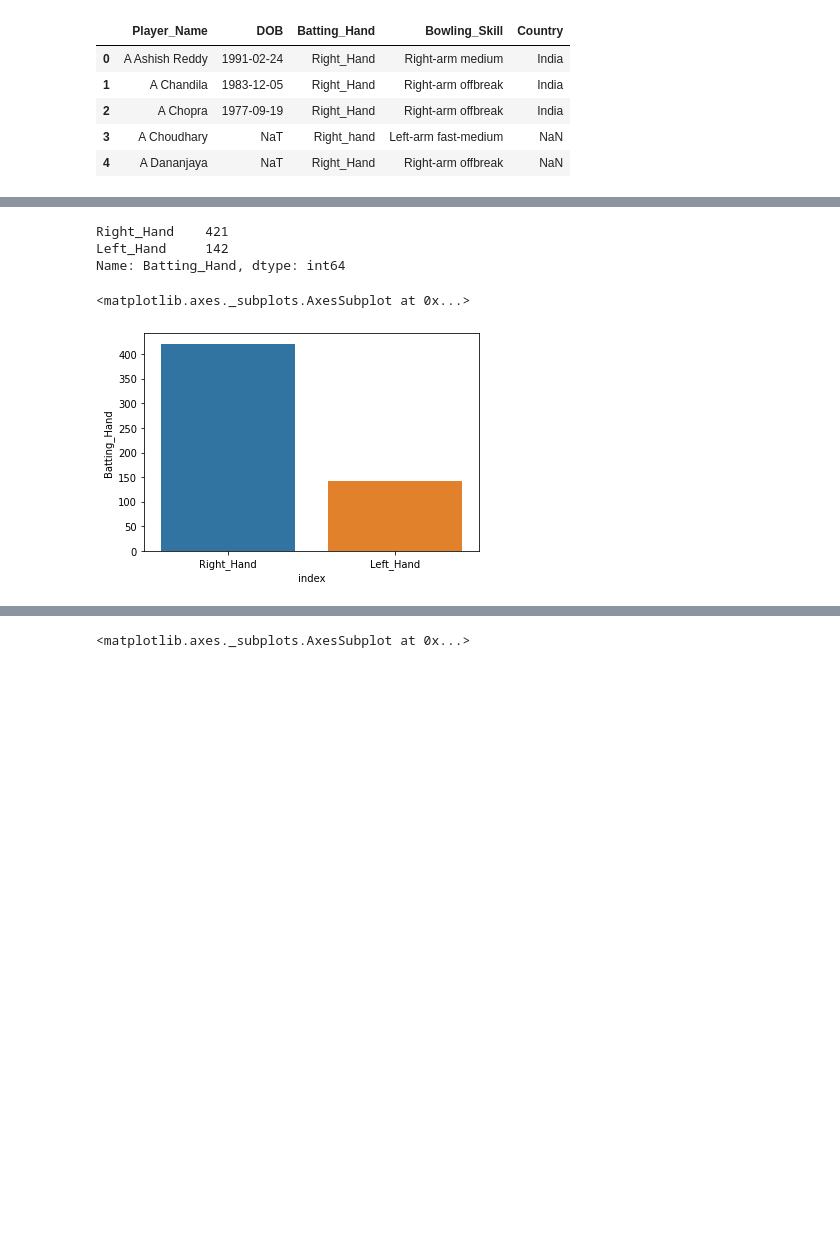
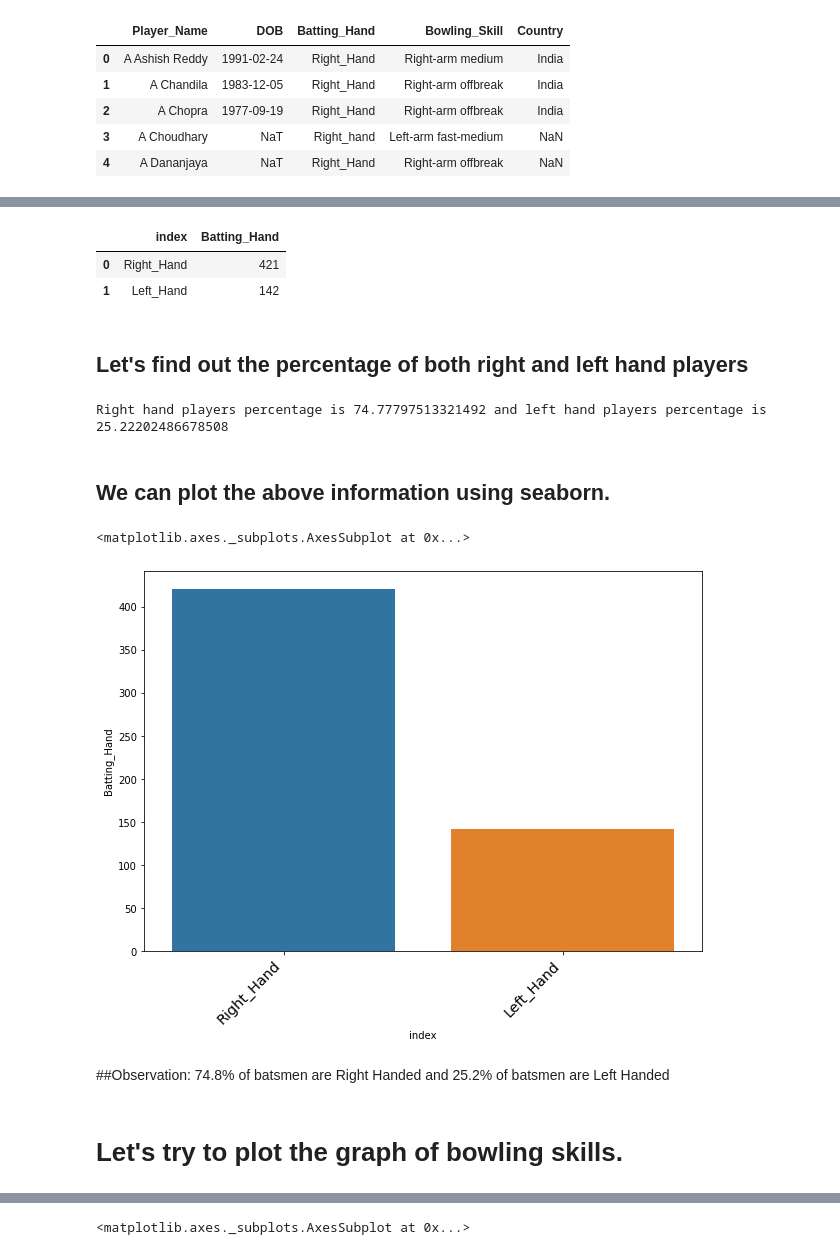
Before and after one commit to prateekk21/ipl-t20-cricket-analysis, a Jupyter notebook: Prateek_Arora_IPL_T20_Cricket_Analysis.ipynb, the cells around one changed output, grey strips where cells are left out. Cells and saved outputs as stored; diff of their text form; code cells hidden in the pictures; blank space fills up the shorter version.

```diff
--- a/Prateek_Arora_IPL_T20_Cricket_Analysis.ipynb
+++ b/Prateek_Arora_IPL_T20_Cricket_Analysis.ipynb
@@ -29,8 +114,10 @@ players_df.head()
 # %%
 players_df['Batting_Hand'].replace('Right_hand', 'Right_Hand', inplace=True)
 # %%
-players_df['Batting_Hand'].value_counts()
+players_df['Batting_Hand'].value_counts().reset_index()
 # %% [output]
-Right_Hand    421
-Left_Hand     142
-Name: Batting_Hand, dtype: int64
+|  | index | Batting_Hand |
+| 0 | Right_Hand | 421 |
+| 1 | Left_Hand | 142 |
+# %% [markdown]
+## Let's find out the percentage of both right and left hand players
@@ -37,6 +127,23 @@ Name: Batting_Hand, dtype: int64
+# %%
+print(f'Right hand players percentage is {Right_Hand_percentage} and left hand players percentage is {Left_Hand_percentage}')
+# %% [output]
+Right hand players percentage is 74.77797513321492 and left hand players percentage is 25.22202486678508
+# %% [markdown]
+## We can plot the above information using seaborn.
 # %%
+plt.figure(figsize=(10,7))
+plt.xticks(
+    rotation=45,
+    horizontalalignment='right',
+    fontweight='light',
+    fontsize='x-large'
+)
 sns.barplot('index', 'Batting_Hand', data=players_df['Batting_Hand'].value_counts().reset_index())
 # %% [output]
 <matplotlib.axes._subplots.AxesSubplot at 0x...>
-[figure, old version]
+[figure, new version]
+# %% [markdown]
+##Observation: 74.8% of batsmen are Right Handed and 25.2% of batsmen are Left Handed
+# %% [markdown]
+# Let's try to plot the graph of bowling skills.
 # %%
```
Also changed, not shown: parts of 108 cells of this notebook.
